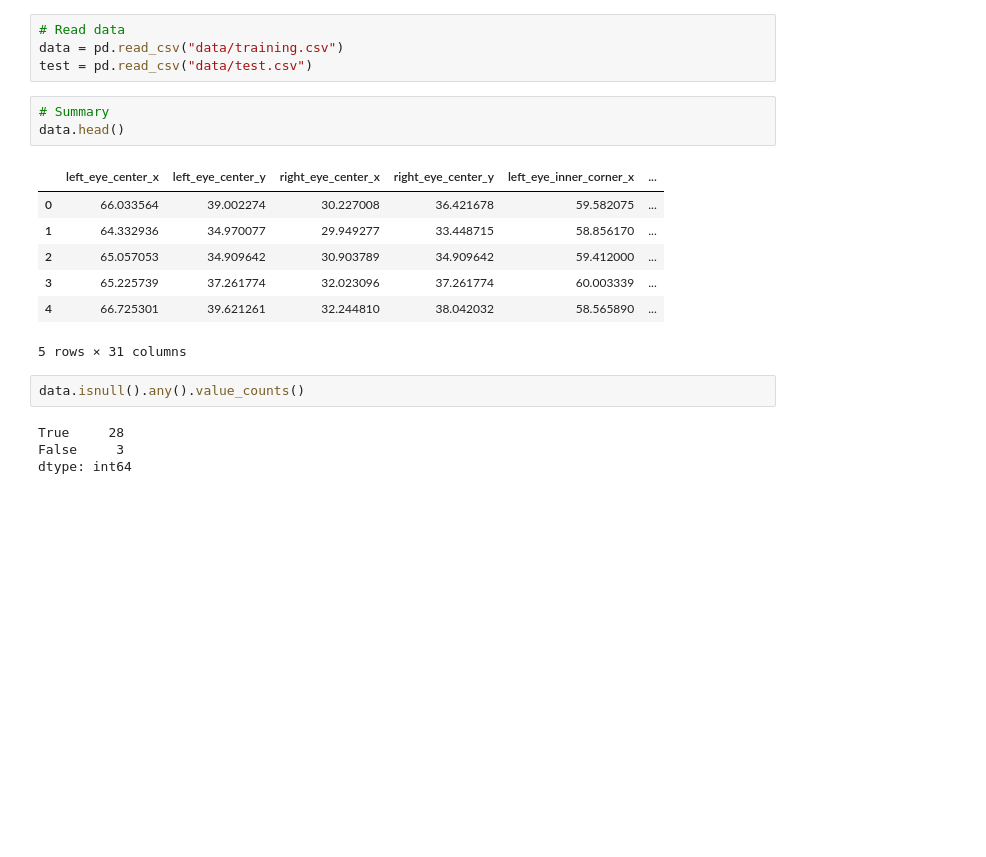
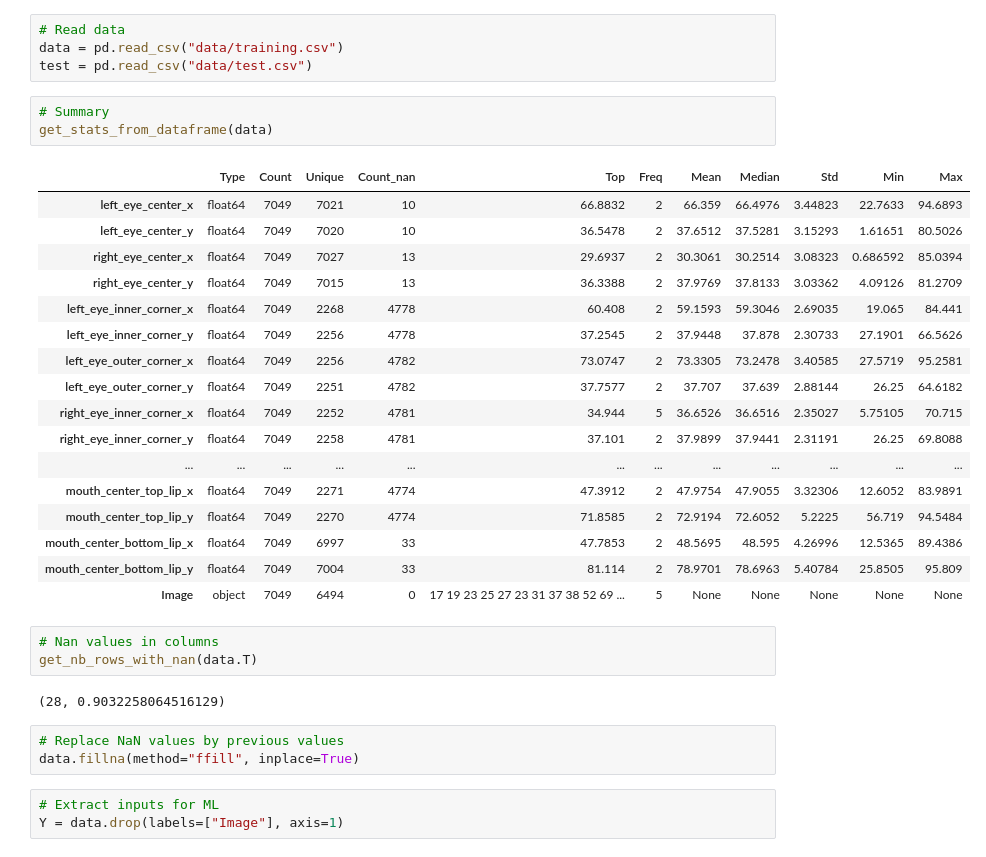
Before and after one commit to tom-fougere/kaggle-facial_keypoints, a Jupyter notebook: facial-keypoints-detection.ipynb, the cells around one changed output. Cells and saved outputs as stored; diff of their text form; blank space fills up the shorter version.

```diff
--- a/facial-keypoints-detection.ipynb
+++ b/facial-keypoints-detection.ipynb
@@ -9,18 +15,33 @@ data = pd.read_csv("data/training.csv")
 test = pd.read_csv("data/test.csv")
 # %%
 # Summary
-data.head()
+get_stats_from_dataframe(data)
 # %% [output]
-|  | left_eye_center_x | left_eye_center_y | right_eye_center_x | right_eye_center_y | left_eye_inner_corner_x | ... |
-| 0 | 66.033564 | 39.002274 | 30.227008 | 36.421678 | 59.582075 | ... |
-| 1 | 64.332936 | 34.970077 | 29.949277 | 33.448715 | 58.856170 | ... |
-| 2 | 65.057053 | 34.909642 | 30.903789 | 34.909642 | 59.412000 | ... |
-| 3 | 65.225739 | 37.261774 | 32.023096 | 37.261774 | 60.003339 | ... |
-| 4 | 66.725301 | 39.621261 | 32.244810 | 38.042032 | 58.565890 | ... |
+|  | Type | Count | Unique | Count_nan | Top | Freq | Mean | Median | Std | Min | Max |
+| left_eye_center_x | float64 | 7049 | 7021 | 10 | 66.8832 | 2 | 66.359 | 66.4976 | 3.44823 | 22.7633 | 94.6893 |
+| left_eye_center_y | float64 | 7049 | 7020 | 10 | 36.5478 | 2 | 37.6512 | 37.5281 | 3.15293 | 1.61651 | 80.5026 |
+| right_eye_center_x | float64 | 7049 | 7027 | 13 | 29.6937 | 2 | 30.3061 | 30.2514 | 3.08323 | 0.686592 | 85.0394 |
+| right_eye_center_y | float64 | 7049 | 7015 | 13 | 36.3388 | 2 | 37.9769 | 37.8133 | 3.03362 | 4.09126 | 81.2709 |
+| left_eye_inner_corner_x | float64 | 7049 | 2268 | 4778 | 60.408 | 2 | 59.1593 | 59.3046 | 2.69035 | 19.065 | 84.441 |
+| left_eye_inner_corner_y | float64 | 7049 | 2256 | 4778 | 37.2545 | 2 | 37.9448 | 37.878 | 2.30733 | 27.1901 | 66.5626 |
+| left_eye_outer_corner_x | float64 | 7049 | 2256 | 4782 | 73.0747 | 2 | 73.3305 | 73.2478 | 3.40585 | 27.5719 | 95.2581 |
+| left_eye_outer_corner_y | float64 | 7049 | 2251 | 4782 | 37.7577 | 2 | 37.707 | 37.639 | 2.88144 | 26.25 | 64.6182 |
+| right_eye_inner_corner_x | float64 | 7049 | 2252 | 4781 | 34.944 | 5 | 36.6526 | 36.6516 | 2.35027 | 5.75105 | 70.715 |
+| right_eye_inner_corner_y | float64 | 7049 | 2258 | 4781 | 37.101 | 2 | 37.9899 | 37.9441 | 2.31191 | 26.25 | 69.8088 |
+| ... | ... | ... | ... | ... | ... | ... | ... | ... | ... | ... | ... |
+| mouth_center_top_lip_x | float64 | 7049 | 2271 | 4774 | 47.3912 | 2 | 47.9754 | 47.9055 | 3.32306 | 12.6052 | 83.9891 |
+| mouth_center_top_lip_y | float64 | 7049 | 2270 | 4774 | 71.8585 | 2 | 72.9194 | 72.6052 | 5.2225 | 56.719 | 94.5484 |
+| mouth_center_bottom_lip_x | float64 | 7049 | 6997 | 33 | 47.7853 | 2 | 48.5695 | 48.595 | 4.26996 | 12.5365 | 89.4386 |
+| mouth_center_bottom_lip_y | float64 | 7049 | 7004 | 33 | 81.114 | 2 | 78.9701 | 78.6963 | 5.40784 | 25.8505 | 95.809 |
+| Image | object | 7049 | 6494 | 0 | 17 19 23 25 27 23 31 37 38 52 69 ... | 5 | None | None | None | None | None |
-5 rows × 31 columns
-# %%
-data.isnull().any().value_counts()
-# %% [output]
-True     28
-False     3
-dtype: int64
+# %%
+# Nan values in columns
+get_nb_rows_with_nan(data.T)
+# %% [output]
+(28, 0.9032258064516129)
+# %%
+# Replace NaN values by previous values
+data.fillna(method="ffill", inplace=True)
+# %%
+# Extract inputs for ML
+Y = data.drop(labels=["Image"], axis=1)
```
Also changed, not shown: parts of 15 cells of this notebook.
